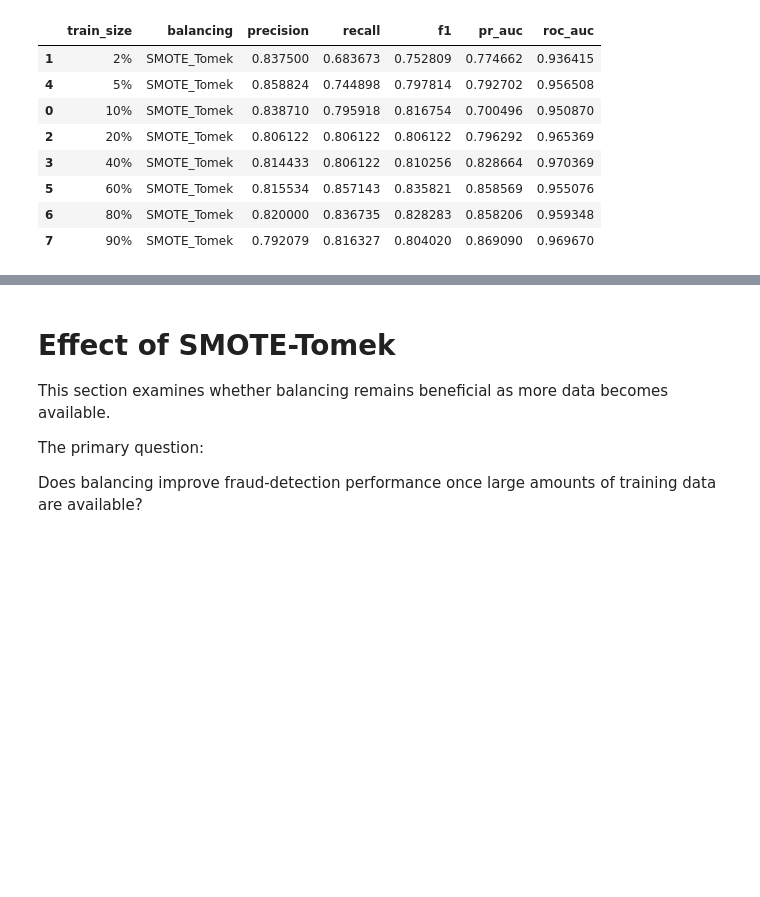
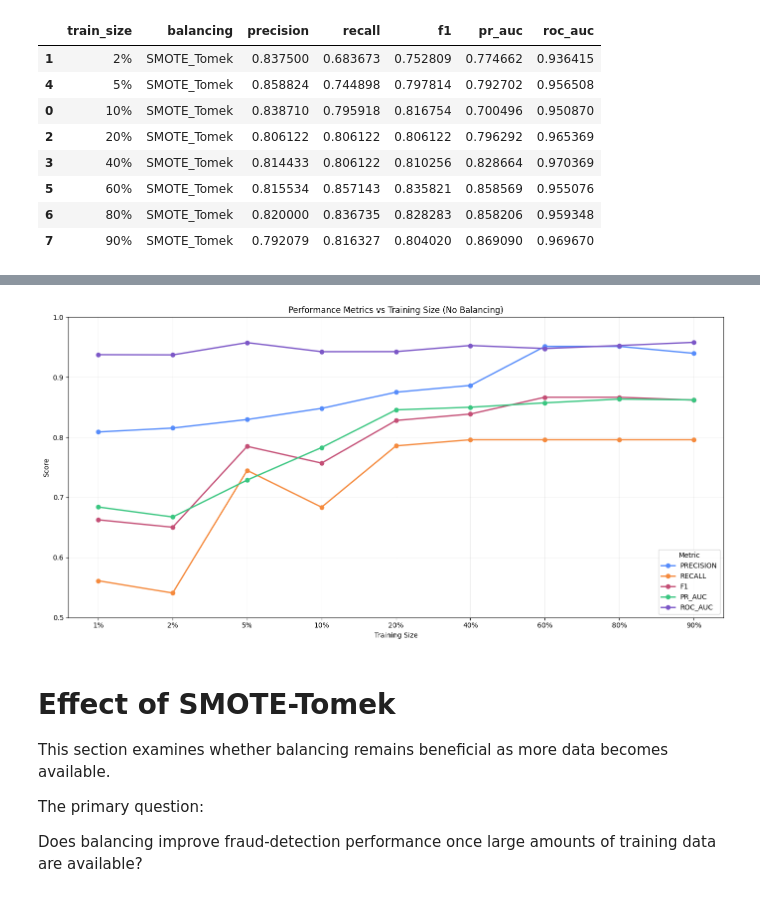
Before and after one commit to DanielKuris/MachineLearningProject, a Jupyter notebook: src/results_analysis/results_experiment4.ipynb, the cells around one changed output, grey strips where cells are left out. Cells and saved outputs as stored; diff of their text form; code cells hidden in the pictures; blank space fills up the shorter version.

```diff
--- a/src/results_analysis/results_experiment4.ipynb
+++ b/src/results_analysis/results_experiment4.ipynb
@@ -282,3 +216,42 @@ plt.show()
+# %%
+
+metrics = ["precision", "recall", "f1", "pr_auc", "roc_auc"]
+
+none_data = (
+    q4_results[q4_results["balancing"].isna()]
+    .copy()
+)
+
+none_data["train_size_num"] = (
+    none_data["train_size"]
+    .str.replace("%", "", regex=False)
+    .astype(int)
+)
+
+none_data = none_data.sort_values("train_size_num")
+
+plt.figure(figsize=(14,7))
+
+for metric in metrics:
+    plt.plot(
+        none_data["train_size"],
+        none_data[metric],
+        marker="o",
+        linewidth=2,
+        label=metric.upper()
+    )
+
+plt.title("Performance Metrics vs Training Size (No Balancing)")
+plt.xlabel("Training Size")
+plt.ylabel("Score")
+plt.ylim(0.5, 1.0)
+plt.grid(alpha=0.3)
+plt.legend(title="Metric")
+
+plt.tight_layout()
+plt.show()
+# %% [output]
+[figure, added]
 # %% [markdown]
 
 # Effect of SMOTE-Tomek
```
Also changed, not shown: parts of 27 cells of this notebook, 2 other files.
